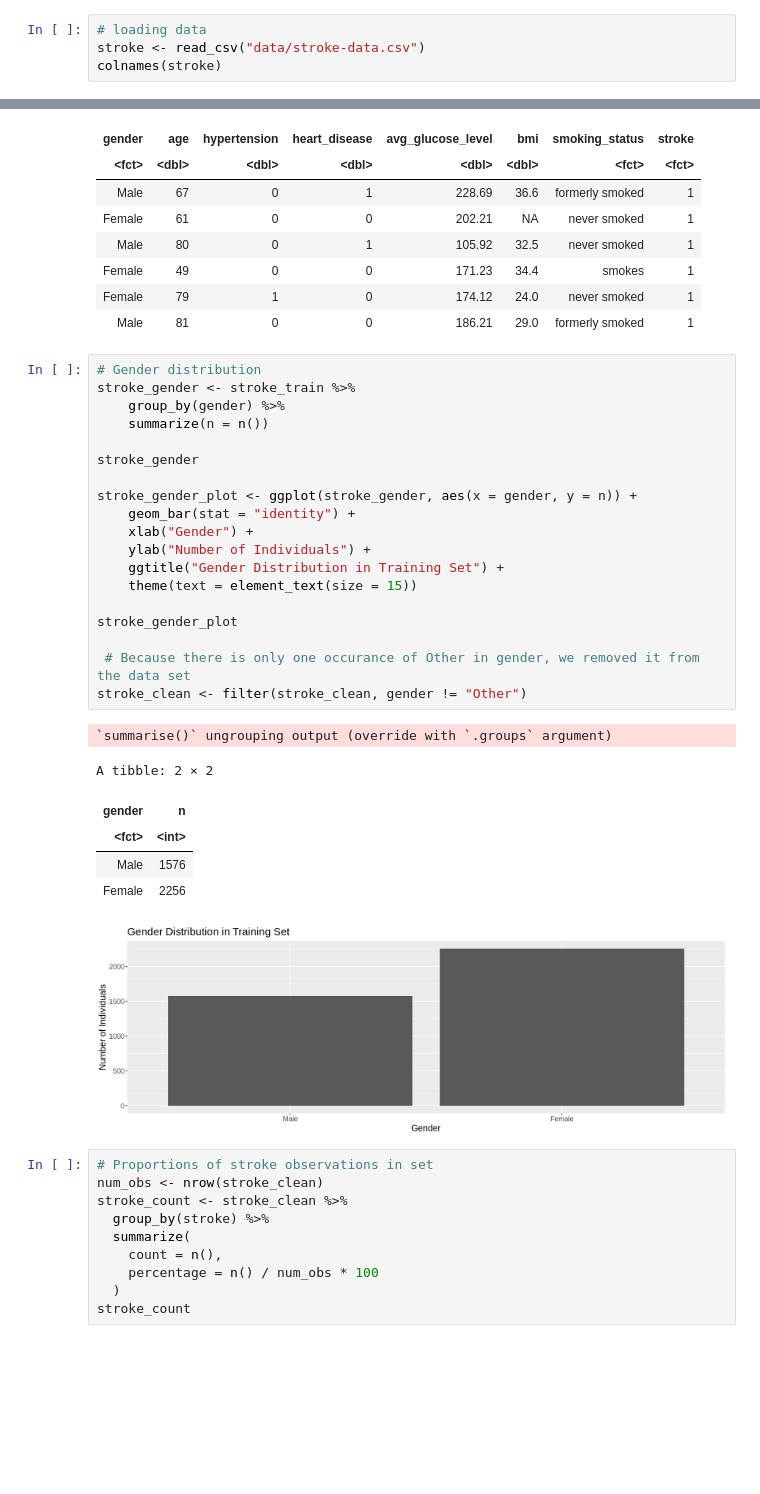
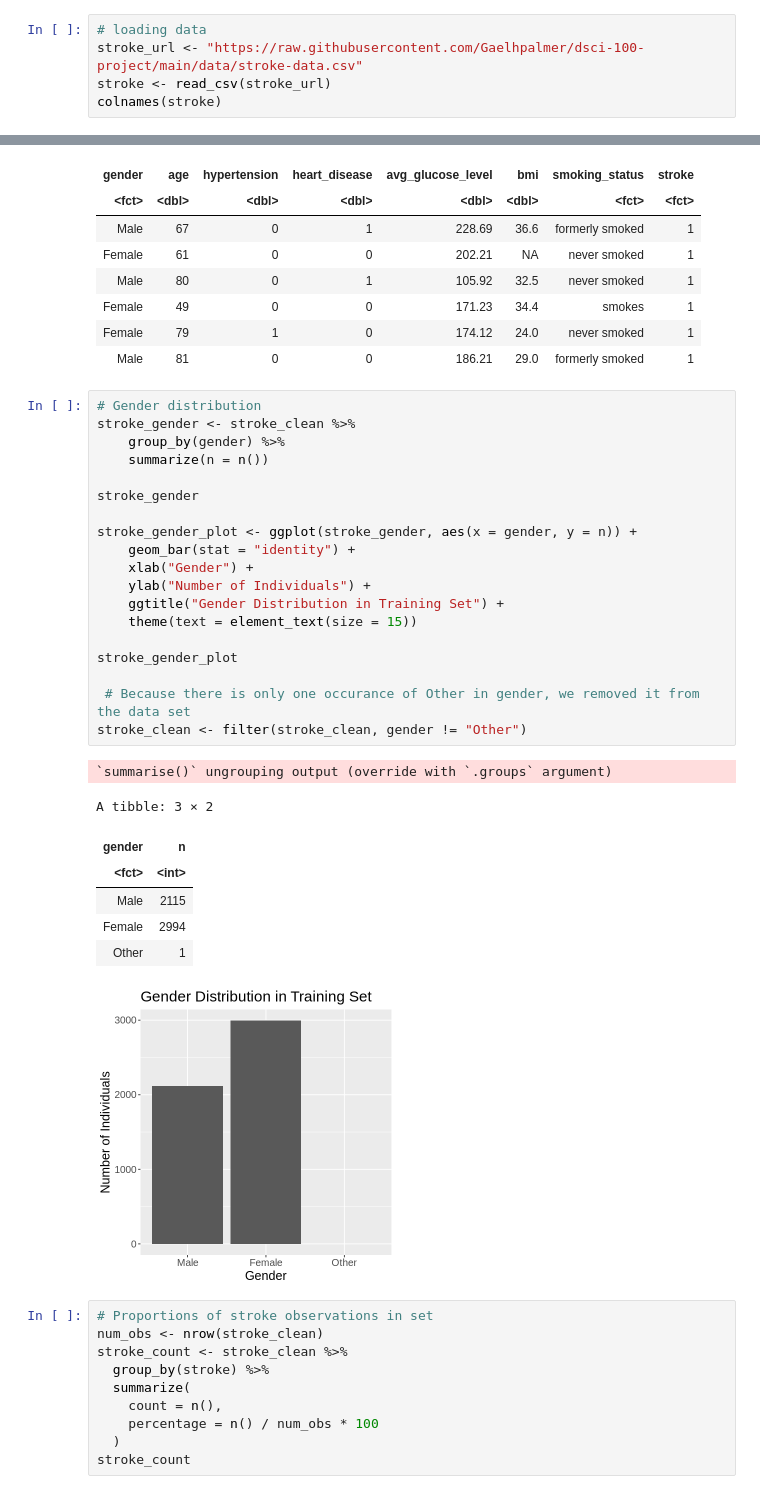
Before and after one commit to Gaelhpalmer/dsci-100-project, a Jupyter notebook: project_proposal.ipynb, the cells around one changed output, grey strips where cells are left out. Saved outputs shown, nothing was run; the diff lists cells and outputs as text; blank space fills up the shorter version.

Commit message:
explained graphs

```diff
--- a/project_proposal.ipynb
+++ b/project_proposal.ipynb
@@ -25,6 +43,7 @@ library(tidymodels)
 # %%
 # loading data
-stroke <- read_csv("data/stroke-data.csv")
+stroke_url <- "https://raw.githubusercontent.com/Gaelhpalmer/dsci-100-project/main/data/stroke-data.csv"
+stroke <- read_csv(stroke_url)
 colnames(stroke)
 # %% [output]
 Parsed with column specification:
@@ -77,31 +96,32 @@ A tibble: 6 × 8
 | Male | 81 | 0 | 0 | 186.21 | 29.0 | formerly smoked | 1 |
 # %%
 # Gender distribution
-stroke_gender <- stroke_train %>%
+stroke_gender <- stroke_clean %>%
     group_by(gender) %>%
     summarize(n = n())
 
 stroke_gender
 
 stroke_gender_plot <- ggplot(stroke_gender, aes(x = gender, y = n)) +
     geom_bar(stat = "identity") +
     xlab("Gender") +
     ylab("Number of Individuals") +
     ggtitle("Gender Distribution in Training Set") +
     theme(text = element_text(size = 15))
 
 stroke_gender_plot
 
  # Because there is only one occurance of Other in gender, we removed it from the data set
 stroke_clean <- filter(stroke_clean, gender != "Other")
 # %% [output]
 `summarise()` ungrouping output (override with `.groups` argument)
-A tibble: 2 × 2
+A tibble: 3 × 2
 | gender | n |
 | <fct> | <int> |
-| Male | 1576 |
-| Female | 2256 |
+| Male | 2115 |
+| Female | 2994 |
+| Other | 1 |
-[figure, old version]
+[figure, new version]
 # %%
 # Proportions of stroke observations in set
 num_obs <- nrow(stroke_clean)
```
Also changed, not shown: parts of 15 cells of this notebook.
